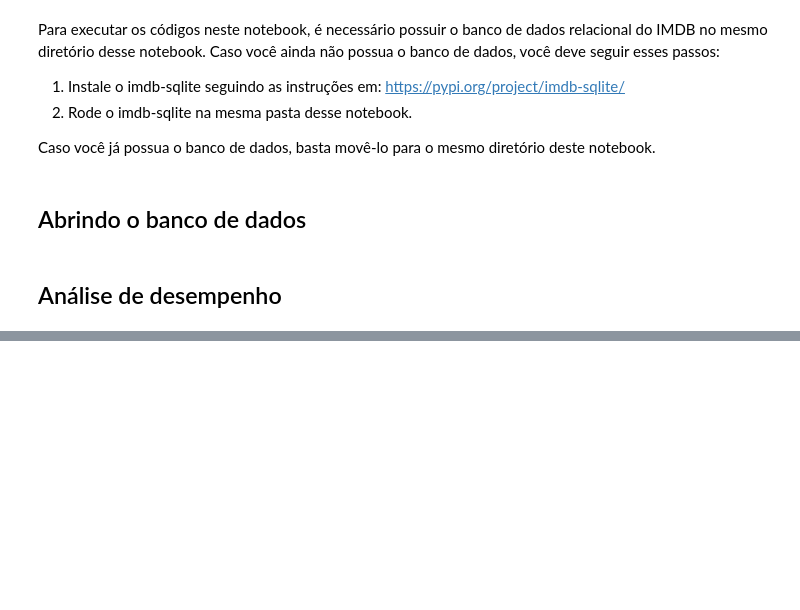
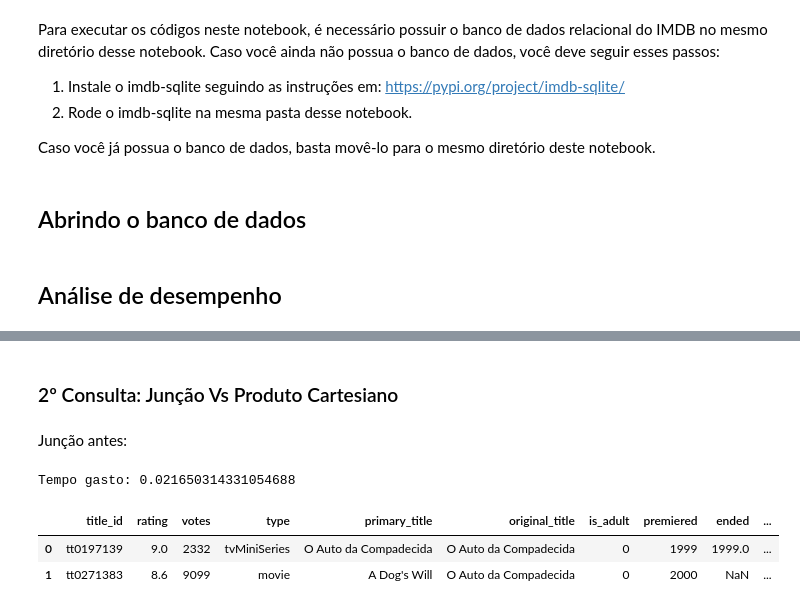
Before and after one commit to lorenaleao/tp-final-bd, a Jupyter notebook: analise_desempenho.ipynb, the cells around one changed output, grey strips where cells are left out. Cells and saved outputs as stored; diff of their text form; code cells hidden in the pictures; blank space fills up the shorter version.

```diff
--- a/analise_desempenho.ipynb
+++ b/analise_desempenho.ipynb
@@ -31,0 +78,29 @@ print('Tempo gasto'.format(fim - inicio))
+# %% [markdown]
+### 2º Consulta: Junção Vs Produto Cartesiano
+# %% [markdown]
+Junção antes:
+# %%
+inicio = time.time()
+
+# Consulta todos os filmes que tem o titulo original e pertencem a região Br
+df1 = pd.read_sql_query(
+"""
+SELECT *
+FROM ratings NATURAL JOIN(
+    SELECT *
+    FROM titles
+    WHERE original_title="O Auto da Compadecida"
+)
+
+""", conn)
+
+
+fim = time.time()
+print('Tempo gasto: {}'.format(fim - inicio))
+
+df1
+# %% [output]
+Tempo gasto: 0.021650314331054688
+|  | title_id | rating | votes | type | primary_title | original_title | is_adult | premiered | ended | ... |
+| 0 | tt0197139 | 9.0 | 2332 | tvMiniSeries | O Auto da Compadecida | O Auto da Compadecida | 0 | 1999 | 1999.0 | ... |
+| 1 | tt0271383 | 8.6 | 9099 | movie | A Dog's Will | O Auto da Compadecida | 0 | 2000 | NaN | ... |
```
Also changed, not shown: parts of 16 cells of this notebook.
